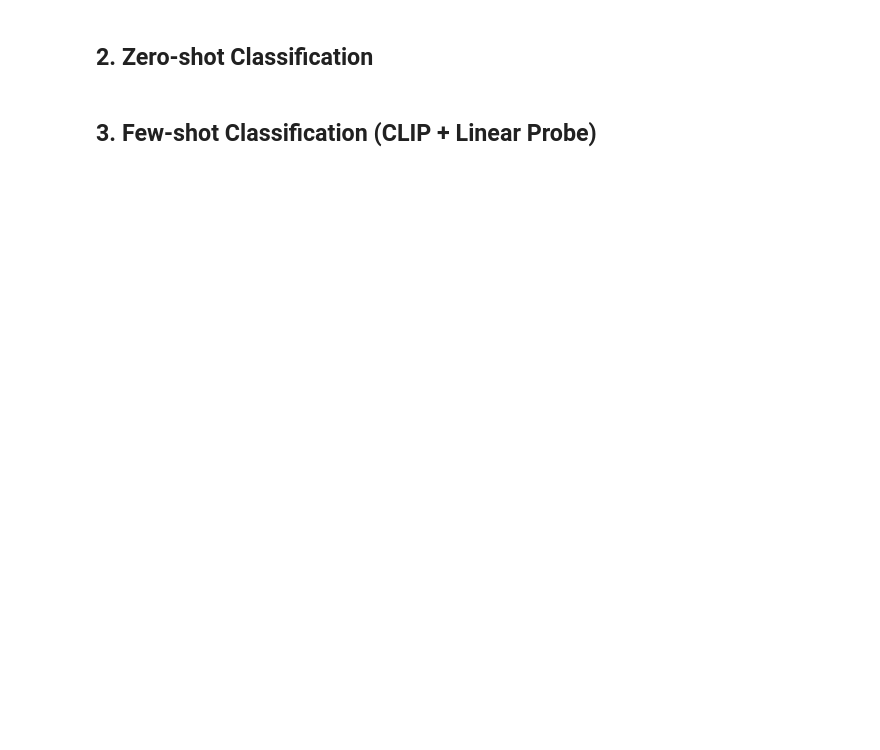
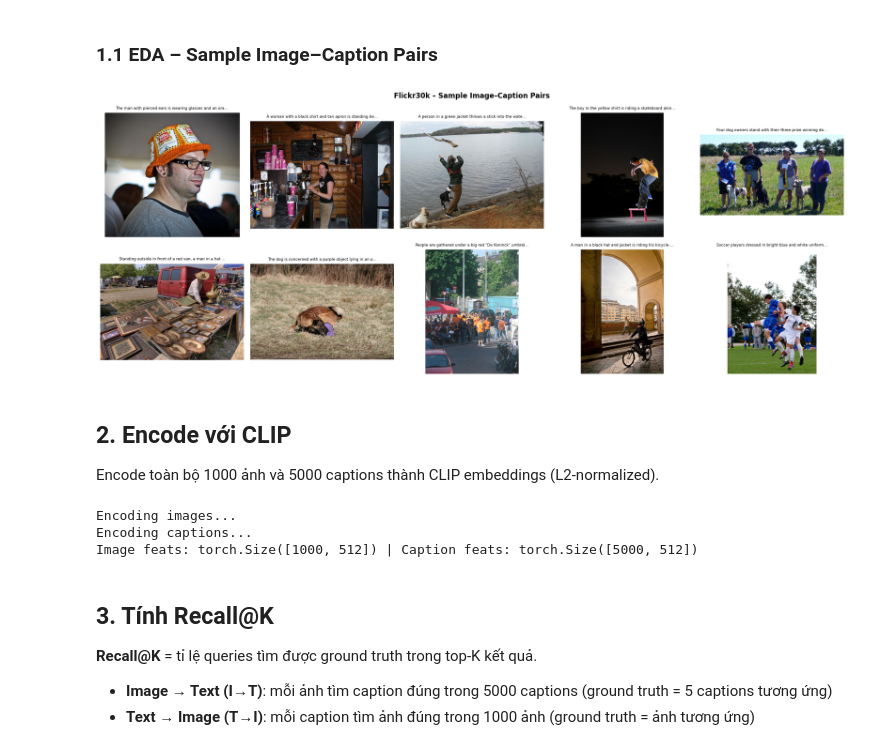
Before and after one commit to PhongNguyenTrung/hcmut-deeplearning-ass1, a Jupyter notebook: notebooks/06_multimodal_zeroshot_fewshot.ipynb, the cells around one changed output. Cells and saved outputs as stored; diff of their text form; code cells hidden in the pictures; blank space fills up the shorter version.

```diff
--- a/notebooks/06_multimodal_zeroshot_fewshot.ipynb
+++ b/notebooks/06_multimodal_zeroshot_fewshot.ipynb
@@ -55,20 +60,59 @@ print(f'Test samples: {len(test_images)} | Superclasses: {len(SUPERCLASSES)}')
+# %% [markdown]
+### 1.1 EDA – Sample Image–Caption Pairs
+# %%
+fig, axes = plt.subplots(2, 5, figsize=(18, 7))
+for i, ax in enumerate(axes.flat):
+    idx = i * 100
+    ax.imshow(images[idx])
+    cap = captions[idx][0]
+    ax.set_title(f'{cap[:55]}...', fontsize=6.5, wrap=True)
+    ax.axis('off')
+plt.suptitle('Flickr30k – Sample Image–Caption Pairs', fontsize=12, fontweight='bold')
+plt.tight_layout()
+plt.savefig('../results/multimodal_samples.png', dpi=150)
+plt.show()
+# %% [output]
+[figure, added]
 # %% [markdown]
-## 2. Zero-shot Classification
+## 2. Encode với CLIP
+
+Encode toàn bộ 1000 ảnh và 5000 captions thành CLIP embeddings (L2-normalized).
 # %%
-from models import CLIPZeroShotClassifier
+BATCH = 64
 
-zero_clf = CLIPZeroShotClassifier(class_names=SUPERCLASSES, device=DEVICE)
-BATCH = 50
-all_preds = []
-for i in range(0, len(test_images), BATCH):
-    batch_imgs = test_images[i:i+BATCH]
-    _, preds = zero_clf.predict(batch_imgs)
-    all_preds.extend(preds.tolist())
+@torch.no_grad()
+def encode_images(imgs):
+    feats = []
+    for i in range(0, len(imgs), BATCH):
+        batch = torch.stack([preprocess(img) for img in imgs[i:i+BATCH]]).to(DEVICE)
+        f = clip_model.encode_image(batch).float()
+        f /= f.norm(dim=-1, keepdim=True)
+        feats.append(f.cpu())
+    return torch.cat(feats)  # (N, 512)
 
-from sklearn.metrics import accuracy_score, f1_score
-acc_zs = accuracy_score(test_labels, all_preds)
-f1_zs  = f1_score(test_labels, all_preds, average='macro', zero_division=0)
-print(f'Zero-shot → Accuracy: {acc_zs:.4f} | F1-Macro: {f1_zs:.4f}')
+@torch.no_grad()
+def encode_texts(texts):
+    feats = []
+    for i in range(0, len(texts), BATCH):
+        tokens = clip.tokenize(texts[i:i+BATCH], truncate=True).to(DEVICE)
+        f = clip_model.encode_text(tokens).float()
+        f /= f.norm(dim=-1, keepdim=True)
+        feats.append(f.cpu())
+    return torch.cat(feats)  # (M, 512)
+
+print('Encoding images...')
+image_feats = encode_images(images)          # (1000, 512)
+print('Encoding captions...')
+caption_feats = encode_texts(flat_captions)  # (5000, 512)
+print(f'Image feats: {image_feats.shape} | Caption feats: {caption_feats.shape}')
+# %% [output]
+Encoding images...
+Encoding captions...
+Image feats: torch.Size([1000, 512]) | Caption feats: torch.Size([5000, 512])
 # %% [markdown]
-## 3. Few-shot Classification (CLIP + Linear Probe)
+## 3. Tính Recall@K
+
+**Recall@K** = tỉ lệ queries tìm được ground truth trong top-K kết quả.
+- **Image → Text (I→T)**: mỗi ảnh tìm caption đúng trong 5000 captions (ground truth = 5 captions tương ứng)
+- **Text → Image (T→I)**: mỗi caption tìm ảnh đúng trong 1000 ảnh (ground truth = ảnh tương ứng)
 # %%
```
Also changed, not shown: parts of 7 cells of this notebook, 20 other files.
